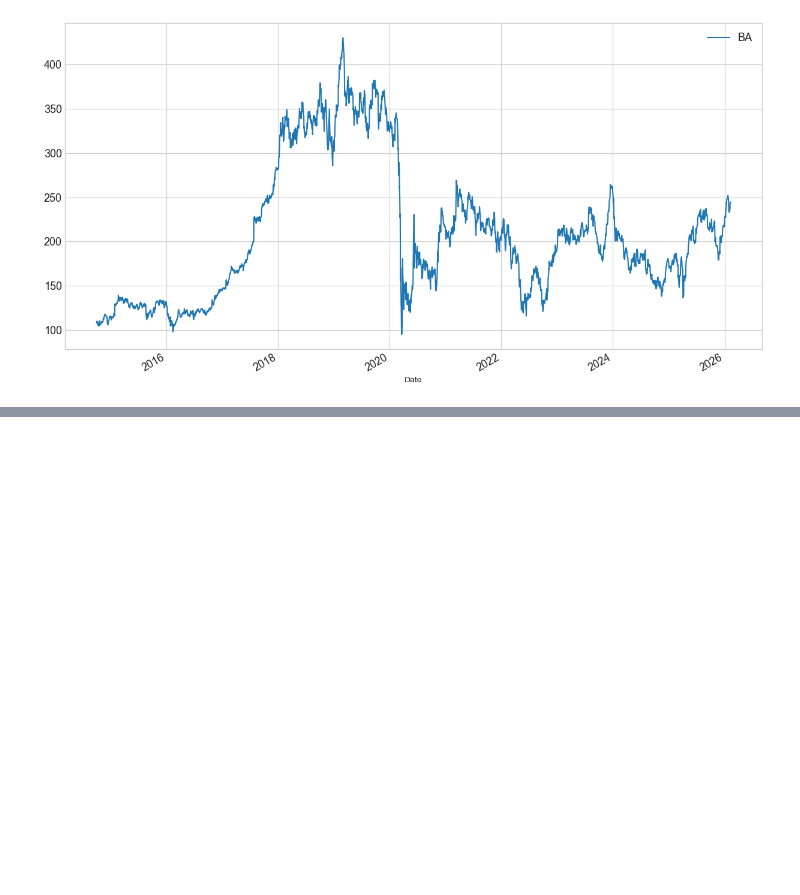
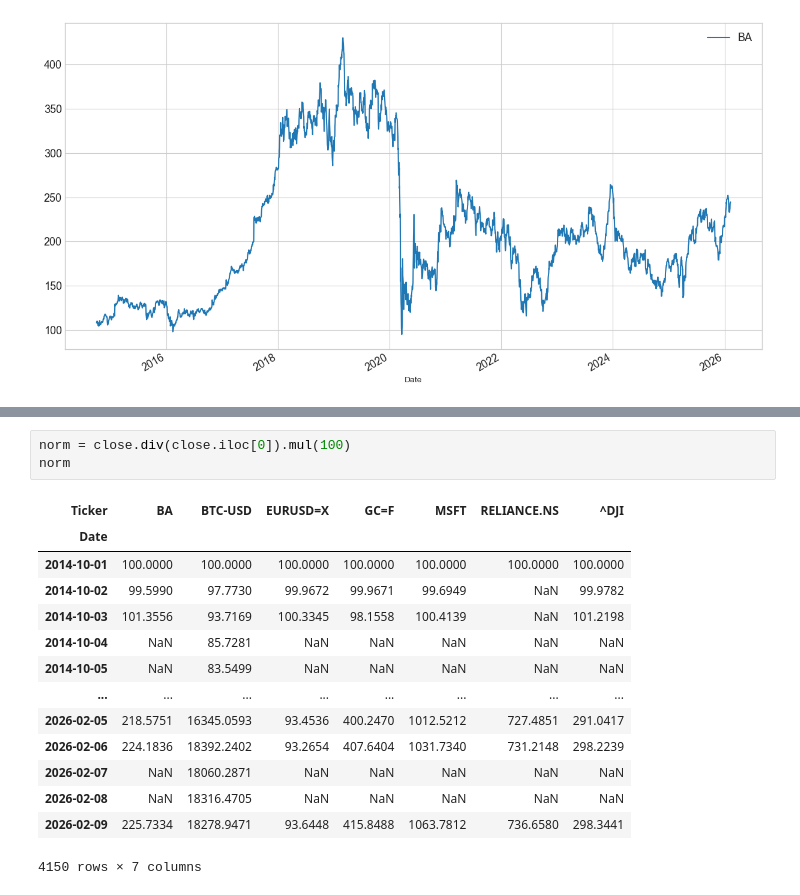
Before and after one commit to guneetnagia/ml_algo_trading, a Jupyter notebook: 1-Financial_data_analysis.ipynb, the cells around one changed output, grey strips where cells are left out. Cells and saved outputs as stored; diff of their text form; blank space fills up the shorter version.

```diff
--- a/1-Financial_data_analysis.ipynb
+++ b/1-Financial_data_analysis.ipynb
@@ -265,0 +300,18 @@ plt.show()
+# %%
+norm = close.div(close.iloc[0]).mul(100)
+norm
+# %% [output]
+| Ticker | BA | BTC-USD | EURUSD=X | GC=F | MSFT | RELIANCE.NS | ^DJI |
+| Date |  |  |  |  |  |  |  |
+| 2014-10-01 | 100.0000 | 100.0000 | 100.0000 | 100.0000 | 100.0000 | 100.0000 | 100.0000 |
+| 2014-10-02 | 99.5990 | 97.7730 | 99.9672 | 99.9671 | 99.6949 | NaN | 99.9782 |
+| 2014-10-03 | 101.3556 | 93.7169 | 100.3345 | 98.1558 | 100.4139 | NaN | 101.2198 |
+| 2014-10-04 | NaN | 85.7281 | NaN | NaN | NaN | NaN | NaN |
+| 2014-10-05 | NaN | 83.5499 | NaN | NaN | NaN | NaN | NaN |
+| ... | ... | ... | ... | ... | ... | ... | ... |
+| 2026-02-05 | 218.5751 | 16345.0593 | 93.4536 | 400.2470 | 1012.5212 | 727.4851 | 291.0417 |
+| 2026-02-06 | 224.1836 | 18392.2402 | 93.2654 | 407.6404 | 1031.7340 | 731.2148 | 298.2239 |
+| 2026-02-07 | NaN | 18060.2871 | NaN | NaN | NaN | NaN | NaN |
+| 2026-02-08 | NaN | 18316.4705 | NaN | NaN | NaN | NaN | NaN |
+| 2026-02-09 | 225.7334 | 18278.9471 | 93.6448 | 415.8488 | 1063.7812 | 736.6580 | 298.3441 |
+4150 rows × 7 columns
```
Also changed, not shown: parts of 19 cells of this notebook, 2 other files.
